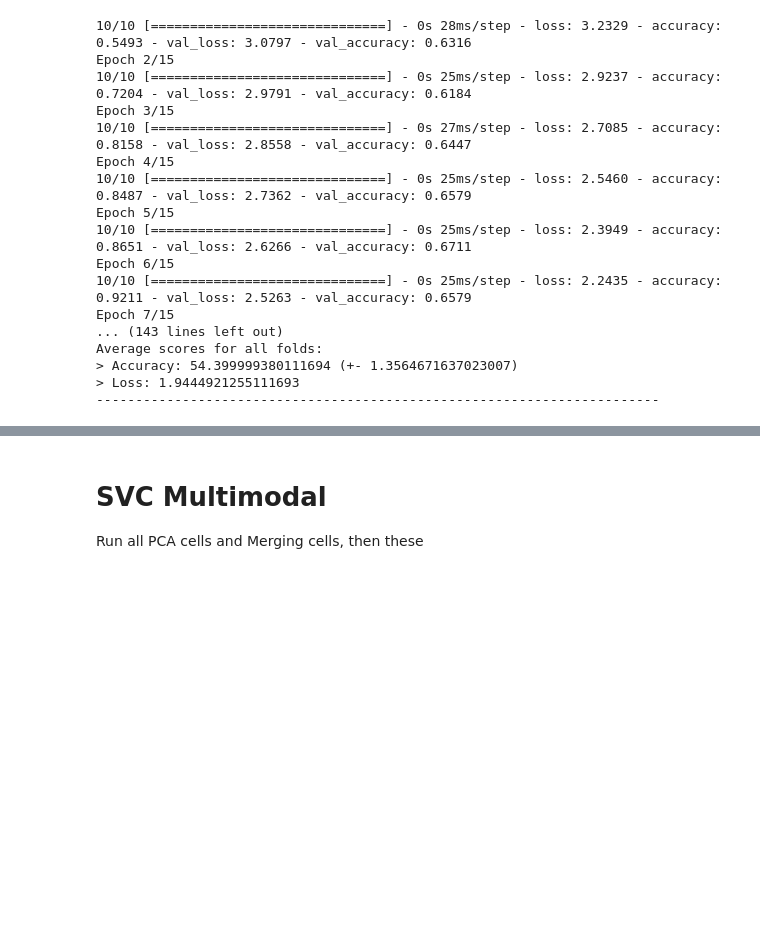
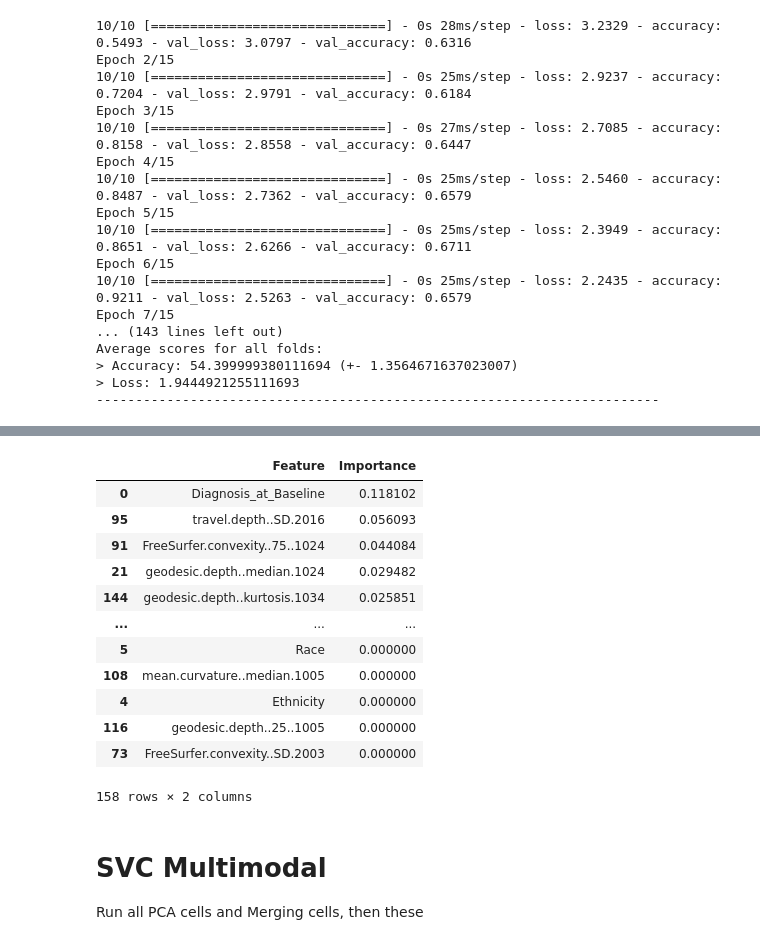
Before and after one commit to jvgalvin/capstone, a Jupyter notebook: notebooks/multimodal_revised_approach.ipynb, the cells around one changed output, grey strips where cells are left out. Drawn from its saved outputs; the diff is of its cells as text; code cells hidden in the pictures; blank space fills up the shorter version.

```diff
--- a/notebooks/multimodal_revised_approach.ipynb
+++ b/notebooks/multimodal_revised_approach.ipynb
@@ -642,0 +628,3 @@ Average scores for all folds:
+# %%
+model = xgb.XGBClassifier(tree_method="hist", enable_categorical=True)
+model.fit(X_train_resampled, y_train_resampled)
@@ -643,3 +644,25 @@ Average scores for all folds:
+# %%
+features = X.columns.to_list()
+importance = list(model.feature_importances_)
+# %%
+feature_importance = dict(zip(features, importance))
+feature_importance_df = pd.DataFrame.from_dict(feature_importance, orient='index').reset_index()
+feature_importance_df.columns = ['Feature', 'Importance']
+feature_importance_df.sort_values('Importance', ascending=False)
+# %% [output]
+|  | Feature | Importance |
+| 0 | Diagnosis_at_Baseline | 0.118102 |
+| 95 | travel.depth..SD.2016 | 0.056093 |
+| 91 | FreeSurfer.convexity..75..1024 | 0.044084 |
+| 21 | geodesic.depth..median.1024 | 0.029482 |
+| 144 | geodesic.depth..kurtosis.1034 | 0.025851 |
+| ... | ... | ... |
+| 5 | Race | 0.000000 |
+| 108 | mean.curvature..median.1005 | 0.000000 |
+| 4 | Ethnicity | 0.000000 |
+| 116 | geodesic.depth..25..1005 | 0.000000 |
+| 73 | FreeSurfer.convexity..SD.2003 | 0.000000 |
+158 rows × 2 columns
 # %% [markdown]
 # SVC Multimodal
 
```
Also changed, not shown: parts of 35 cells of this notebook.
